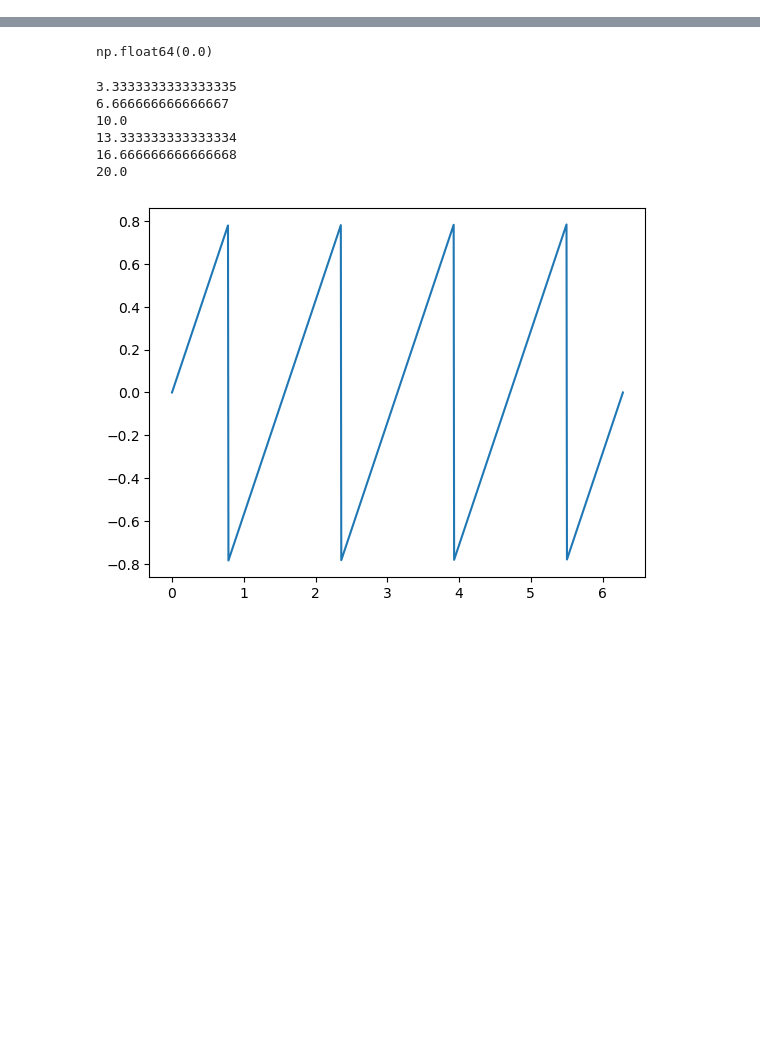
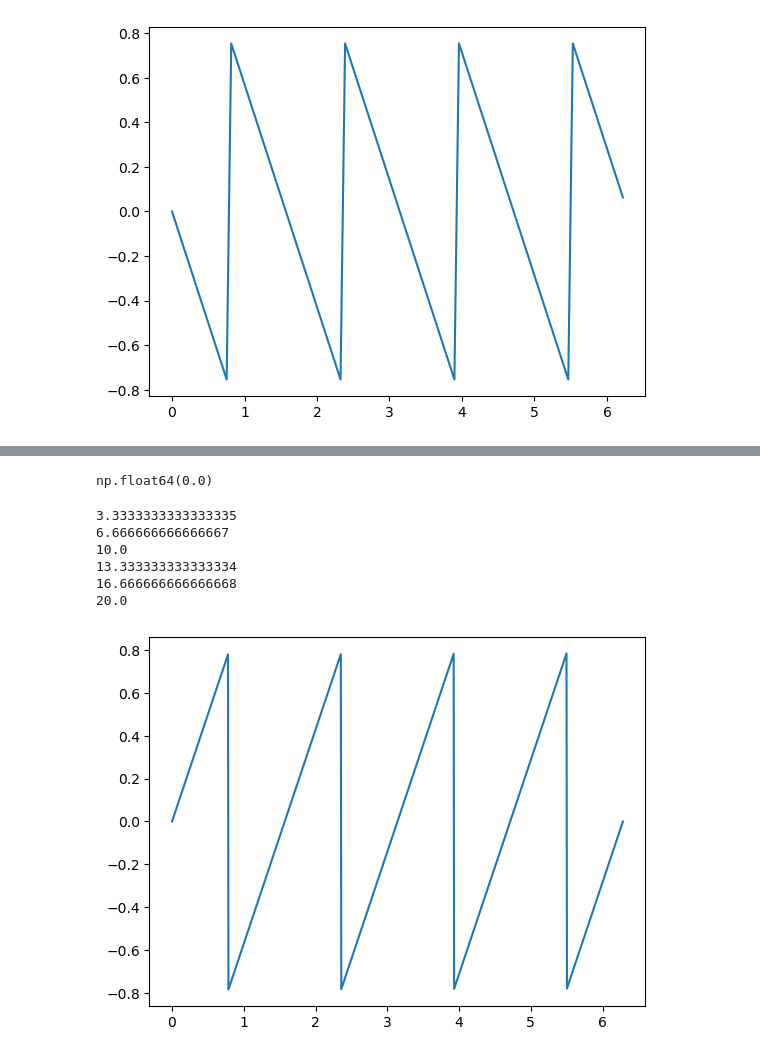
Before and after one commit to dasdasd12/gowin_ad9361, a Jupyter notebook: demod/调制解调.ipynb, the cells around one changed output, grey strips where cells are left out. Cells and saved outputs as stored; diff of their text form; code cells hidden in the pictures; blank space fills up the shorter version.

```diff
--- a/demod/调制解调.ipynb
+++ b/demod/调制解调.ipynb
@@ -1,3 +361,33 @@
+# %%
+class GardnerError:
+    def __init__(self, phase_max):
+        self.phase_max = phase_max
+        self.mpsk = mpsk
+        self.prev_sample = 0
+        self.prev_mid_sample = 0
+
+    def get_relative_angle(self, sample):
+        return -(np.angle(sample) + np.pi / self.mpsk) % (self.phase_max / self.mpsk) - self.phase_max / 2 / self.mpsk
+
+    def set_mid_sample(self, mid_sample):
+        self.prev_mid_sample = self.get_relative_angle(mid_sample)
+
+    def step(self, sample):
+        sample = self.get_relative_angle(sample)
+        error = self.prev_mid_sample * (sample - self.prev_sample)
+        self.prev_sample = sample
+        return error
+
+gardner_error = GardnerError(2 * np.pi)
+x = np.arange(0,2*np.pi,2*np.pi/100)
+y = []
+for i in x:
+    y.append(gardner_error.get_relative_angle(np.exp(1j * i)))
+
+plt.plot(x,y)
+plt.show()
+# %% [output]
+[figure, added]
 # %%
 import numpy as np
 import matplotlib.pyplot as plt
```
Also changed, not shown: parts of 7 cells of this notebook, 17 other files.
